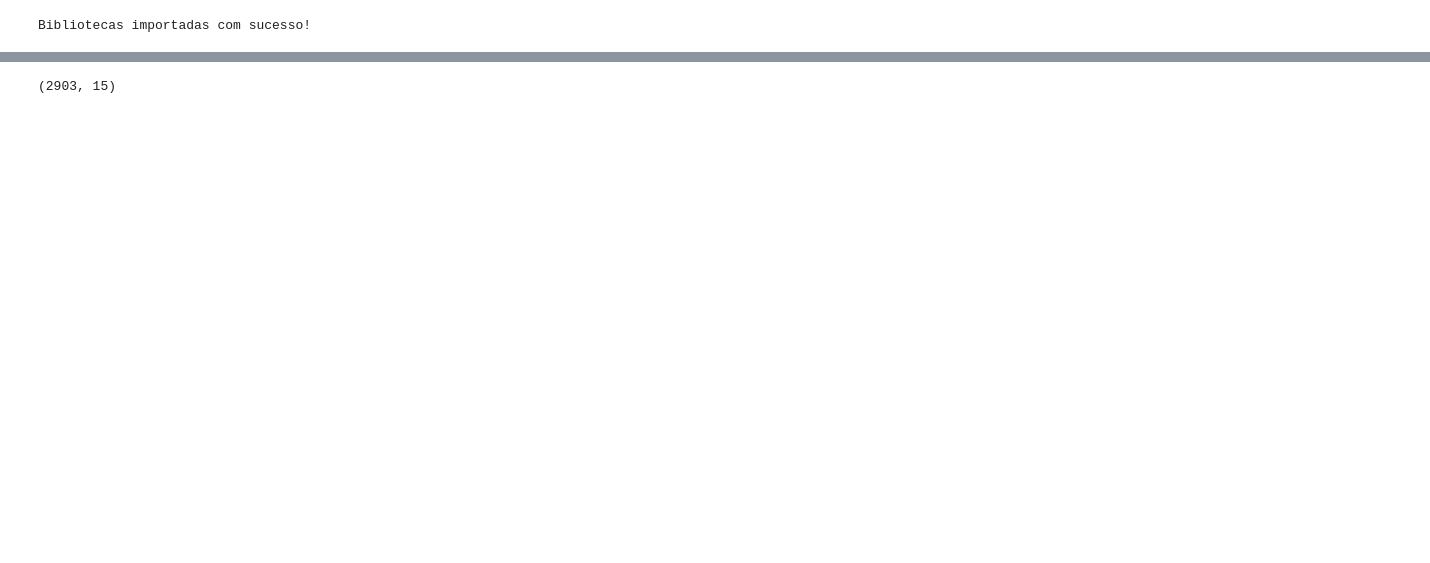
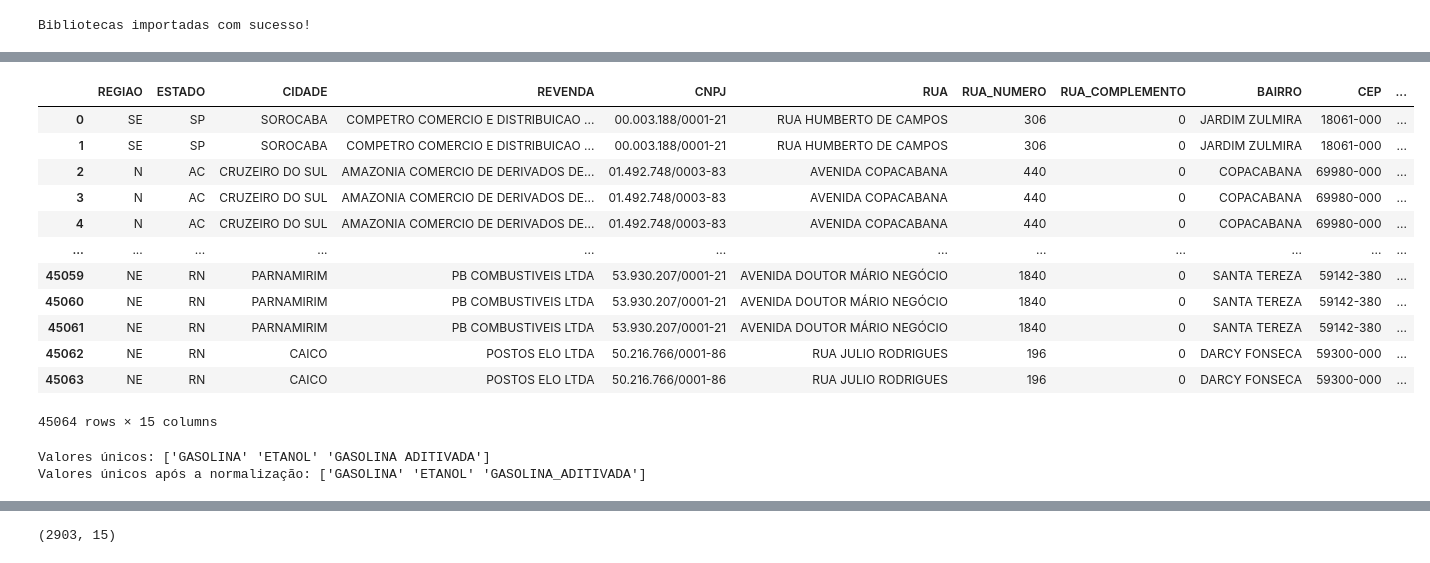
Before and after one commit to DallastaDaniel/PesquisaCombustivel, a Jupyter notebook: PesquisaPrecoCombustivel2024.ipynb, the cells around one changed output, grey strips where cells are left out. Saved outputs shown, nothing was run; the diff lists cells and outputs as text; code cells hidden in the pictures; blank space fills up the shorter version.

```diff
--- a/PesquisaPrecoCombustivel2024.ipynb
+++ b/PesquisaPrecoCombustivel2024.ipynb
@@ -54,0 +77,13 @@ combustivel_df.shape # Retorna uma tupla (linhas, colunas) representando o taman
+# %%
+# prompt: Usando o DataFrame combustivel_df: Verificar se há valores nulos, em caso positivo, substituir pela string "0".
+
+# Verifica se há valores nulos no DataFrame
+valores_nulos = combustivel_df.isnull().sum()
+print("\nValores nulos antes do tratamento:\n", valores_nulos)
+
+# Substitui valores nulos pela string "0"
+combustivel_df.fillna("0", inplace=True)
+
+# Verifica novamente se há valores nulos após o tratamento
+valores_nulos_apos_tratamento = combustivel_df.isnull().sum()
+print("\nValores nulos após o tratamento:\n", valores_nulos_apos_tratamento)
@@ -54,0 +108,12 @@ combustivel_df.shape # Retorna uma tupla (linhas, colunas) representando o taman
+# %%
+# prompt: Usando o dataframe combustivel_df: A coluna DATA_COLETA deve ser tratada como date. A coluna PRECO_VENDA deve ser tratado como float.
+
+# Tratar a coluna DATA_COLETA como data
+combustivel_df['DATA_COLETA'] = pd.to_datetime(combustivel_df['DATA_COLETA'], format='%d/%m/%Y')
+
+# Tratar a coluna PRECO_VENDA como float.
+combustivel_df['PRECO_VENDA'] = combustivel_df['PRECO_VENDA'].str.replace(',','.', regex=True)
+combustivel_df['PRECO_VENDA'] = combustivel_df['PRECO_VENDA'].astype(float)
+
+# Informações sobre o DataFrame "combustivel_df" após as alterações
+combustivel_df.info() # Mostra informações sobre o dataframe após as alterações
@@ -54,0 +138,4 @@ combustivel_df.shape # Retorna uma tupla (linhas, colunas) representando o taman
+# %%
+# Visualiza o dataframe "combustivel_df"
+data_table.DataTable(combustivel_df, num_rows_per_page=6, max_rows=100)
+# %% [output]
@@ -54,0 +143,34 @@ combustivel_df.shape # Retorna uma tupla (linhas, colunas) representando o taman
+|  | REGIAO | ESTADO | CIDADE | REVENDA | CNPJ | RUA | RUA_NUMERO | RUA_COMPLEMENTO | BAIRRO | CEP | ... |
+| 0 | SE | SP | SOROCABA | COMPETRO COMERCIO E DISTRIBUICAO ... | 00.003.188/0001-21 | RUA HUMBERTO DE CAMPOS | 306 | 0 | JARDIM ZULMIRA | 18061-000 | ... |
+| 1 | SE | SP | SOROCABA | COMPETRO COMERCIO E DISTRIBUICAO ... | 00.003.188/0001-21 | RUA HUMBERTO DE CAMPOS | 306 | 0 | JARDIM ZULMIRA | 18061-000 | ... |
+| 2 | N | AC | CRUZEIRO DO SUL | AMAZONIA COMERCIO DE DERIVADOS DE... | 01.492.748/0003-83 | AVENIDA COPACABANA | 440 | 0 | COPACABANA | 69980-000 | ... |
+| 3 | N | AC | CRUZEIRO DO SUL | AMAZONIA COMERCIO DE DERIVADOS DE... | 01.492.748/0003-83 | AVENIDA COPACABANA | 440 | 0 | COPACABANA | 69980-000 | ... |
+| 4 | N | AC | CRUZEIRO DO SUL | AMAZONIA COMERCIO DE DERIVADOS DE... | 01.492.748/0003-83 | AVENIDA COPACABANA | 440 | 0 | COPACABANA | 69980-000 | ... |
+| ... | ... | ... | ... | ... | ... | ... | ... | ... | ... | ... | ... |
+| 45059 | NE | RN | PARNAMIRIM | PB COMBUSTIVEIS LTDA | 53.930.207/0001-21 | AVENIDA DOUTOR MÁRIO NEGÓCIO | 1840 | 0 | SANTA TEREZA | 59142-380 | ... |
+| 45060 | NE | RN | PARNAMIRIM | PB COMBUSTIVEIS LTDA | 53.930.207/0001-21 | AVENIDA DOUTOR MÁRIO NEGÓCIO | 1840 | 0 | SANTA TEREZA | 59142-380 | ... |
+| 45061 | NE | RN | PARNAMIRIM | PB COMBUSTIVEIS LTDA | 53.930.207/0001-21 | AVENIDA DOUTOR MÁRIO NEGÓCIO | 1840 | 0 | SANTA TEREZA | 59142-380 | ... |
+| 45062 | NE | RN | CAICO | POSTOS ELO LTDA | 50.216.766/0001-86 | RUA JULIO RODRIGUES | 196 | 0 | DARCY FONSECA | 59300-000 | ... |
+| 45063 | NE | RN | CAICO | POSTOS ELO LTDA | 50.216.766/0001-86 | RUA JULIO RODRIGUES | 196 | 0 | DARCY FONSECA | 59300-000 | ... |
+45064 rows × 15 columns
+# %%
+# prompt: Usando o dataframe combustivel_df: Listar os valores únicos da coluna "PRODUTO".
+
+# Lista os valores únicos da coluna "PRODUTO"
+valores_unicos_produto = combustivel_df['PRODUTO'].unique()
+
+# Imprime os valores únicos
+print(f"Valores únicos: {valores_unicos_produto}")
+
+# Normaliza esses valores.
+combustivel_df['PRODUTO'] = combustivel_df['PRODUTO'].str.upper()
+combustivel_df['PRODUTO'] = combustivel_df['PRODUTO'].str.replace(' ', '_')
+
+# Lista os valores únicos da coluna "PRODUTO"
+valores_unicos_produto = combustivel_df['PRODUTO'].unique()
+
+# Imprime os valores únicos
+print(f"Valores únicos após a normalização: {valores_unicos_produto}")
+# %% [output]
+Valores únicos: ['GASOLINA' 'ETANOL' 'GASOLINA ADITIVADA']
+Valores únicos após a normalização: ['GASOLINA' 'ETANOL' 'GASOLINA_ADITIVADA']
```
Also changed, not shown: parts of 19 cells of this notebook.
